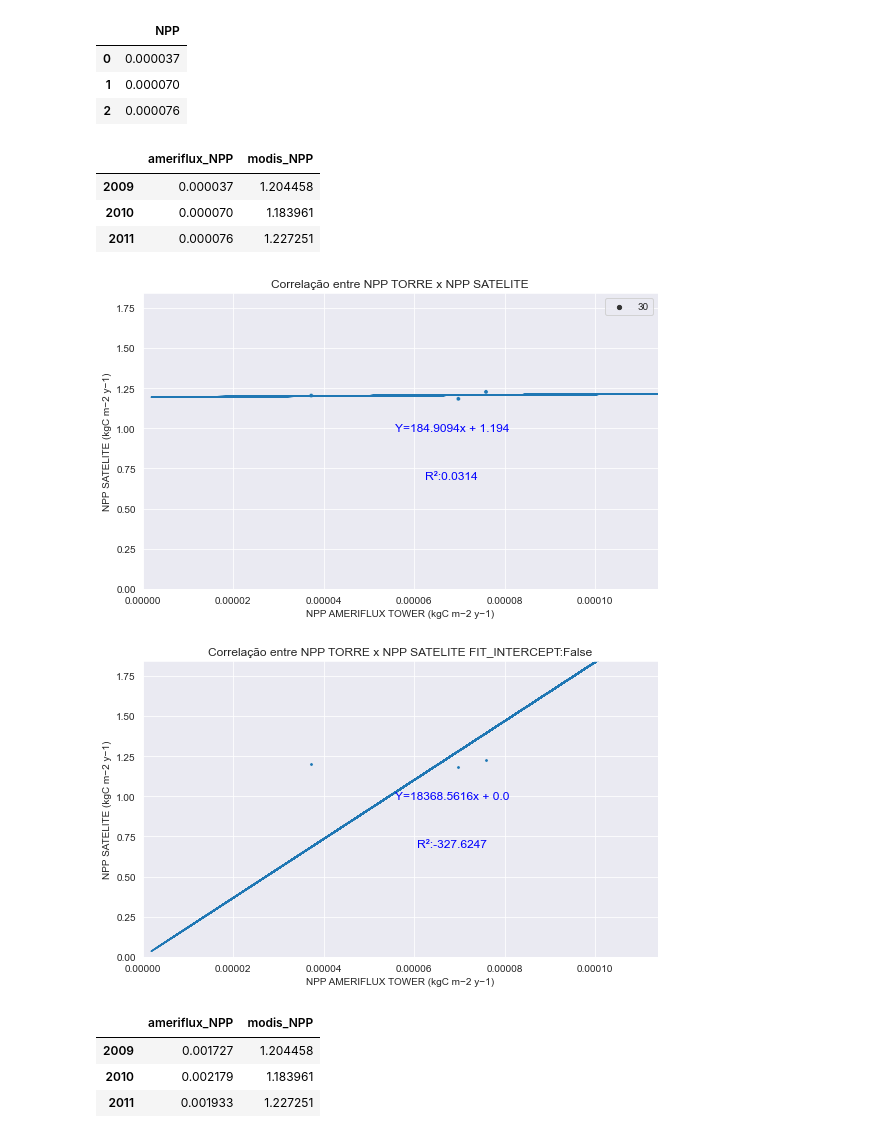
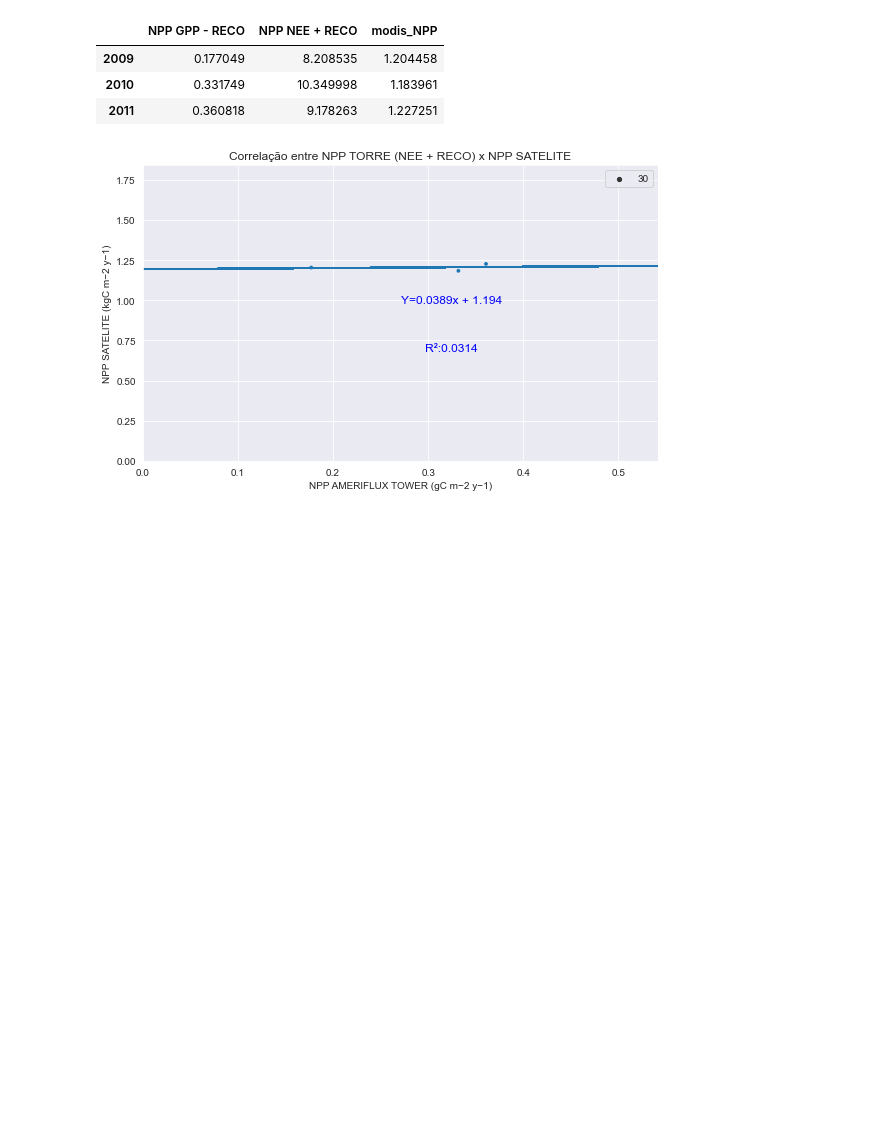
Before and after one commit to albert-santos/remote-sensing, a Jupyter notebook: Jean/Santarem/Comparacao_Santarem_Modis.ipynb, the cells around one changed output. Drawn from its saved outputs; the diff is of its cells as text; code cells hidden in the pictures; blank space fills up the shorter version.

```diff
--- a/Jean/Santarem/Comparacao_Santarem_Modis.ipynb
+++ b/Jean/Santarem/Comparacao_Santarem_Modis.ipynb
@@ -118,37 +137,3 @@ df[['NPP?','NEE_uStar_f']] # Linhas não nulas de nee
-# %%
-ameriflux['NPP'] = ameriflux['GPP_uStar_f'] - ameriflux['Reco_uStar']
-
-#Os valores estão pequenos demais,
-# achei no README do ameriflux um link para a documentação do pipeline de processamento que eles usam para fazer os fullset
-# https://fluxnet.org/data/fluxnet2015-dataset/data-processing/
-# https://github.com/fluxnet/ONEFlux
-
-# Infelizmente, eles não especificam o cálculo usado para criar cada variável, além do código estar majoritariamente em C
-# Mesmo no Paper de referência: https://www.nature.com/articles/s41597-020-0534-3
-
-def uMolCo2_S_to_gC_Y(npp):
-
-    npp['NPP'] = npp['NPP'].apply(lambda x: x/(10**6)) # umolCO2 m-2 s-1 / 10 ** 6 = molCO2 m-2 s-1
-
-    npp['NPP'] *= 12 # molCO2 m-2 s-1  * gC/mol = gC m-2 s-1
-
-    npp['NPP'] = npp['NPP']/(10**3) # gC m-2 s-1 / 10**3 = kgC m-2 s-1
-
-    output_npp = npp.groupby(by='Year')['NPP'].sum() # kgC m-2 y-1
-    ## agrupando somando os valores, não tem diferença no r² do modelo
-
-    output_npp = output_npp.reset_index().drop('Year',axis=1)
-
-    return output_npp
-
-
-npp_dataframe = uMolCo2_S_to_gC_Y(ameriflux)
-npp_dataframe
-# %% [output]
-|  | NPP |
-| 0 | 0.000037 |
-| 1 | 0.000070 |
-| 2 | 0.000076 |
 # %%
 def modis_npp(modis_data):
 
@@ -166,8 +151,12 @@ def modis_npp(modis_data):
 
 modis_npp_mean = modis_npp(modis)
 # %%
+ameriflux['NPP GPP - RECO'] = ameriflux['GPP_uStar_f'] - ameriflux['Reco_uStar']
+ameriflux['NPP NEE + RECO'] = ameriflux['NEE_uStar_f'] + ameriflux['Reco_uStar'] # Outro cálculo para o NPP
+
 npp_dataframe = {
-    'ameriflux_NPP':npp_dataframe.values.reshape(1,-1)[0],
+    'NPP GPP - RECO':ameriflux['NPP_GPP_RECO'].values,
+    'NPP NEE + RECO': ameriflux['NPP_NEE_RECO'].values,
     'modis_NPP':modis_npp_mean.values
 }
 npp_dataframe = pd.DataFrame(npp_dataframe,index=['2009','2010','2011'])
@@ -175,42 +164,21 @@ npp_dataframe
 # os valores de npp do modis estão "escalados" de acordo com o csv de "data scaled and filtered" do site
 # apesar do cálculo de npp da torre estar correto, ele difere dos de satélite quando este está escalado e no mesmo formato do mapa
 # %% [output]
-|  | ameriflux_NPP | modis_NPP |
-| 2009 | 0.000037 | 1.204458 |
-| 2010 | 0.000070 | 1.183961 |
-| 2011 | 0.000076 | 1.227251 |
+|  | NPP GPP - RECO | NPP NEE + RECO | modis_NPP |
+| 2009 | 0.177049 | 8.208535 | 1.204458 |
+| 2010 | 0.331749 | 10.349998 | 1.183961 |
+| 2011 | 0.360818 | 9.178263 | 1.227251 |
 # %%
-#(x, y, data,sct_size=10, title='', legend_visibility=True, legend_title=None, xlabel='', ylabel='', fit_intercept=True, ativar_grafico_yx=False,reg_from_start=False, offset_txt_x=0.15,offset_txt_y=2.25)
-eixo_x = 'ameriflux_NPP'
+eixo_x = 'NPP GPP - RECO'
 eixo_y = 'modis_NPP'
 data = npp_dataframe
-xlabel = "NPP AMERIFLUX TOWER (kgC m−2 y−1)"
+xlabel = "NPP AMERIFLUX TOWER (gC m−2 y−1)"
 ylabel = "NPP SATELITE (kgC m−2 y−1)"
-title = "Correlação entre NPP TORRE x NPP SATELITE"
+title = "Correlação entre NPP TORRE (NEE + RECO) x NPP SATELITE"
 
 reg_graph(eixo_x,eixo_y,sct_size=30,data=data,xlabel=xlabel,ylabel=ylabel,title=title,legend_visibility=False,reg_from_start=True,offset_txt_x=0.1,offset_txt_y=1)
-
-reg_graph(eixo_x,eixo_y,data=data,xlabel=xlabel,ylabel=ylabel,title=title + ' FIT_INTERCEPT:False',fit_intercept=False,reg_from_start=True,legend_visibility=False,offset_txt_x=0.1,offset_txt_y=1)
 # %% [output]
-[figure, old version]
+[figure, new version]
-[figure, removed]
-# %%
-ameriflux['NPP'] = ameriflux['NEE_uStar_f'] + ameriflux['Reco_uStar'] # Outro cálculo para o NPP
-
-
-npp_dataframe = uMolCo2_S_to_gC_Y(ameriflux)
-
-npp_dataframe = {
-    'ameriflux_NPP':npp_dataframe.values.reshape(1,-1)[0],
-    'modis_NPP':modis_npp_mean.values
-}
-npp_dataframe = pd.DataFrame(npp_dataframe,index=['2009','2010','2011'])
-npp_dataframe
-# %% [output]
-|  | ameriflux_NPP | modis_NPP |
-| 2009 | 0.001727 | 1.204458 |
-| 2010 | 0.002179 | 1.183961 |
-| 2011 | 0.001933 | 1.227251 |
 # %%
 # Correlação do npp gerado através do outro cálculo enviado por email: NEE + RECO = NPP
 
```
Also changed, not shown: parts of 10 cells of this notebook, 8 other files.
